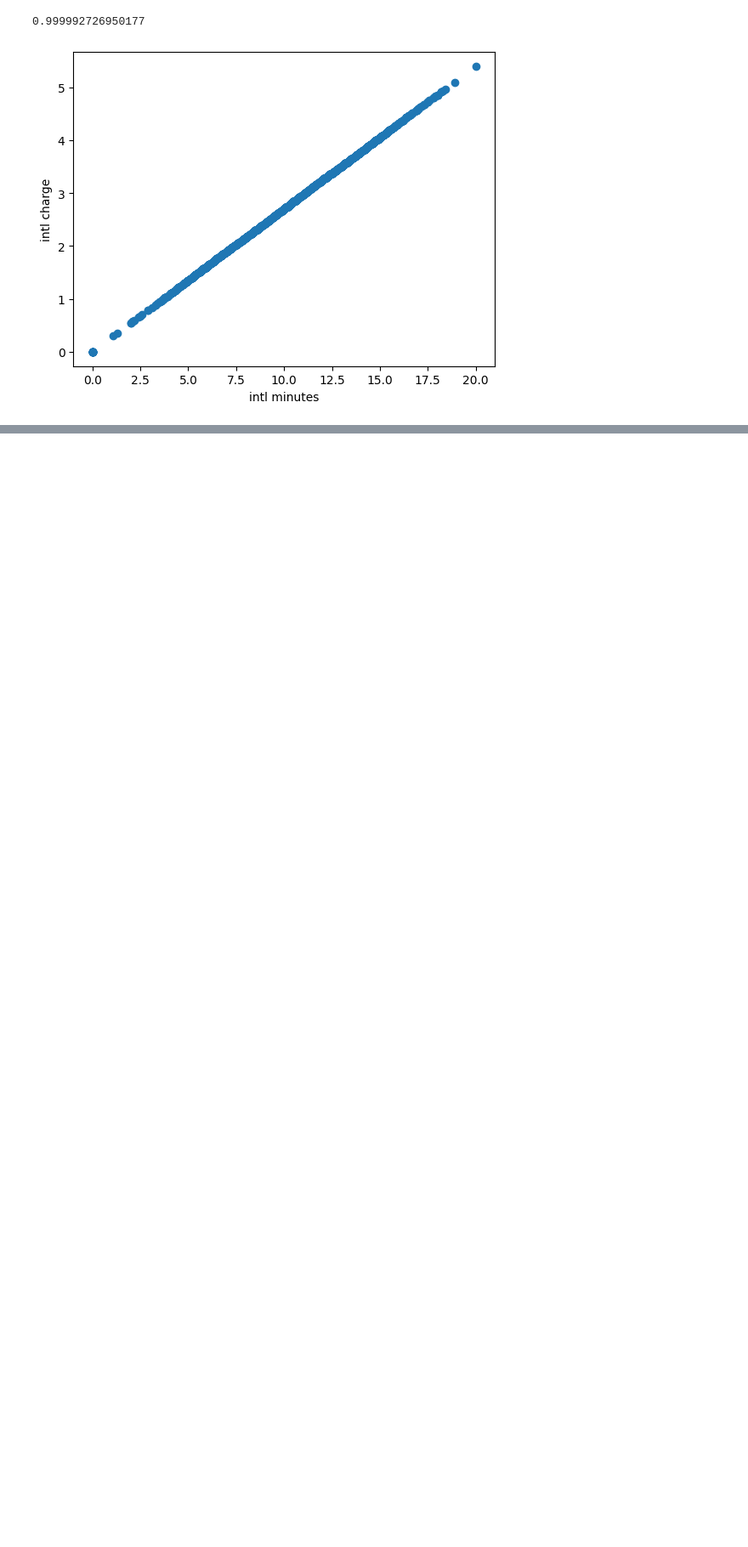
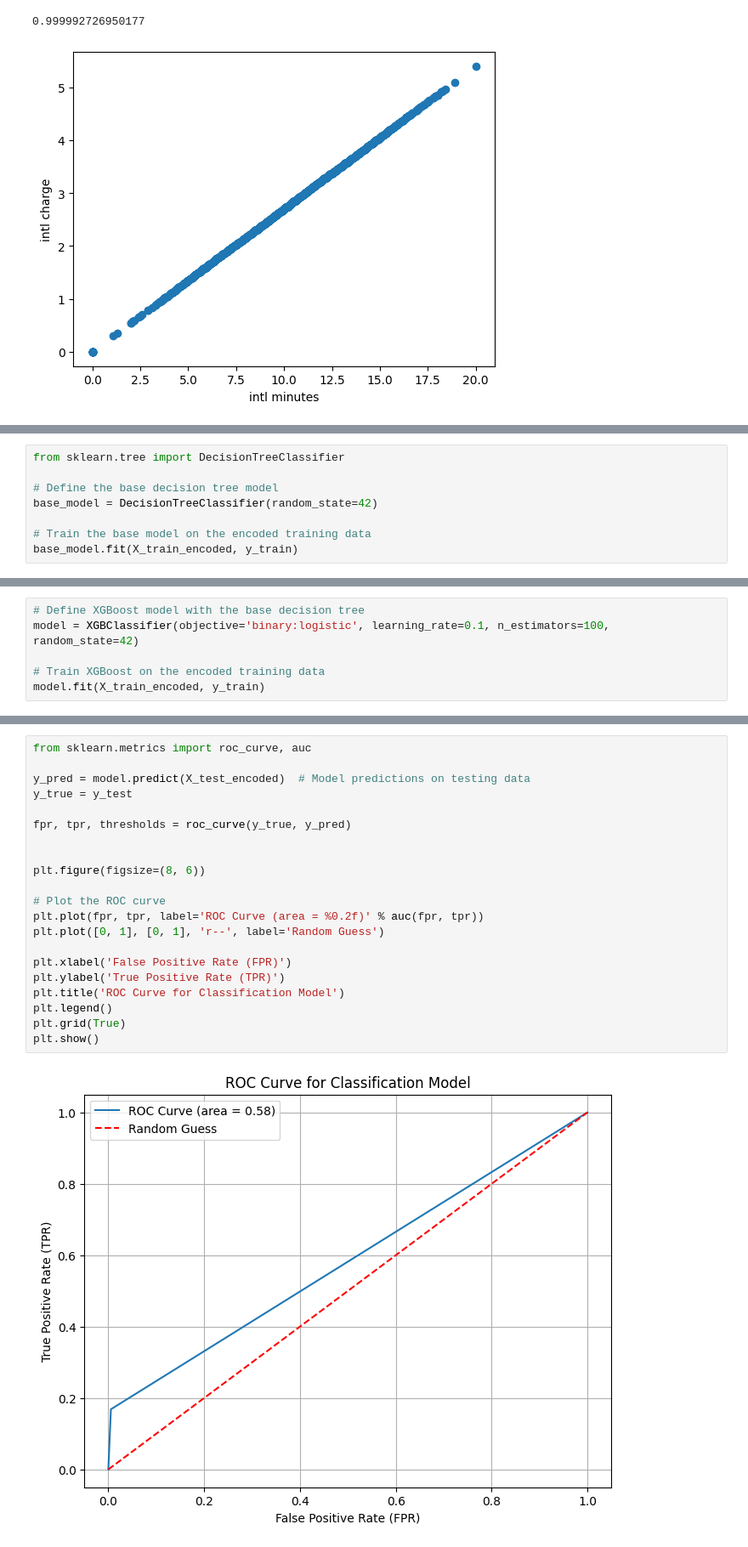
Before and after one commit to Mngambi/phase3_project, a Jupyter notebook: Project.ipynb, the cells around one changed output, grey strips where cells are left out. Shown at 85% size. Cells and saved outputs as stored; diff of their text form; blank space fills up the shorter version.

```diff
--- a/Project.ipynb
+++ b/Project.ipynb
@@ -846,0 +913,8 @@ print(correlation)
+# %%
+from sklearn.tree import DecisionTreeClassifier
+
+# Define the base decision tree model
+base_model = DecisionTreeClassifier(random_state=42)
+
+# Train the base model on the encoded training data
+base_model.fit(X_train_encoded, y_train)
@@ -846,0 +923,6 @@ print(correlation)
+# %%
+# Define XGBoost model with the base decision tree
+model = XGBClassifier(objective='binary:logistic', learning_rate=0.1, n_estimators=100, random_state=42)
+
+# Train XGBoost on the encoded training data
+model.fit(X_train_encoded, y_train)
@@ -846,0 +941,23 @@ print(correlation)
+# %%
+from sklearn.metrics import roc_curve, auc
+
+y_pred = model.predict(X_test_encoded)  # Model predictions on testing data
+y_true = y_test
+
+fpr, tpr, thresholds = roc_curve(y_true, y_pred)
+
+
+plt.figure(figsize=(8, 6))
+
+# Plot the ROC curve
+plt.plot(fpr, tpr, label='ROC Curve (area = %0.2f)' % auc(fpr, tpr))
+plt.plot([0, 1], [0, 1], 'r--', label='Random Guess')
+
+plt.xlabel('False Positive Rate (FPR)')
+plt.ylabel('True Positive Rate (TPR)')
+plt.title('ROC Curve for Classification Model')
+plt.legend()
+plt.grid(True)
+plt.show()
+# %% [output]
+[figure, added]
```
Also changed, not shown: parts of 15 cells of this notebook.
